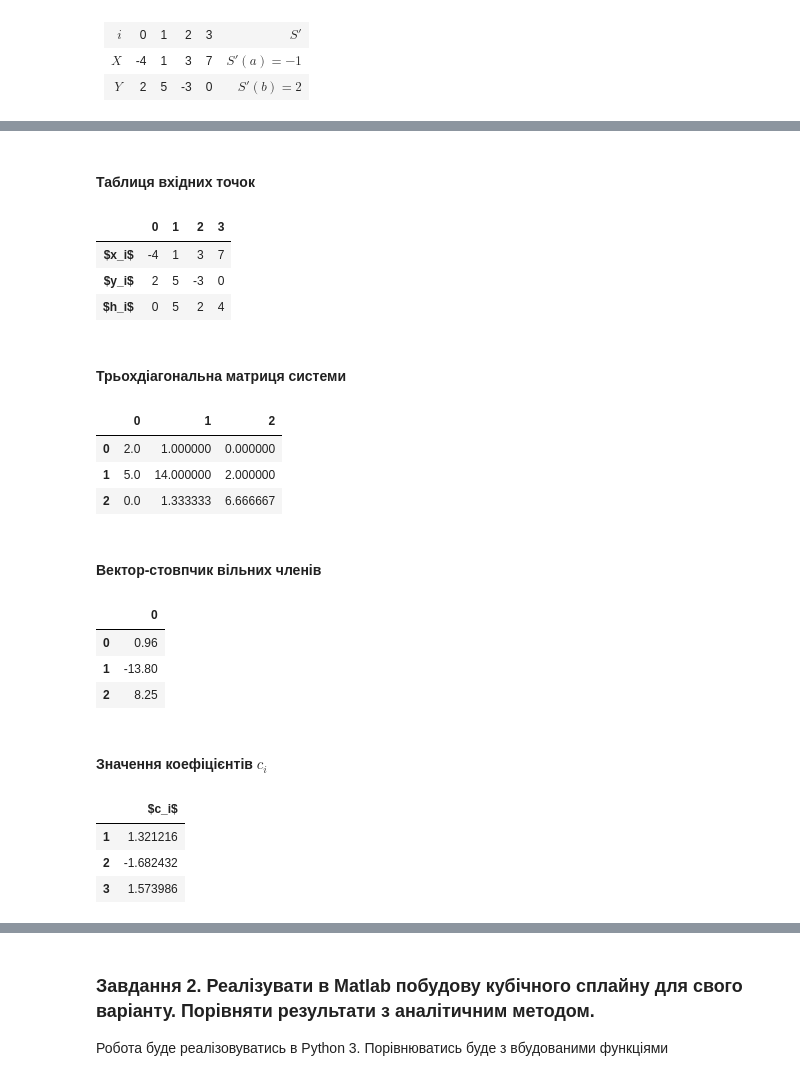
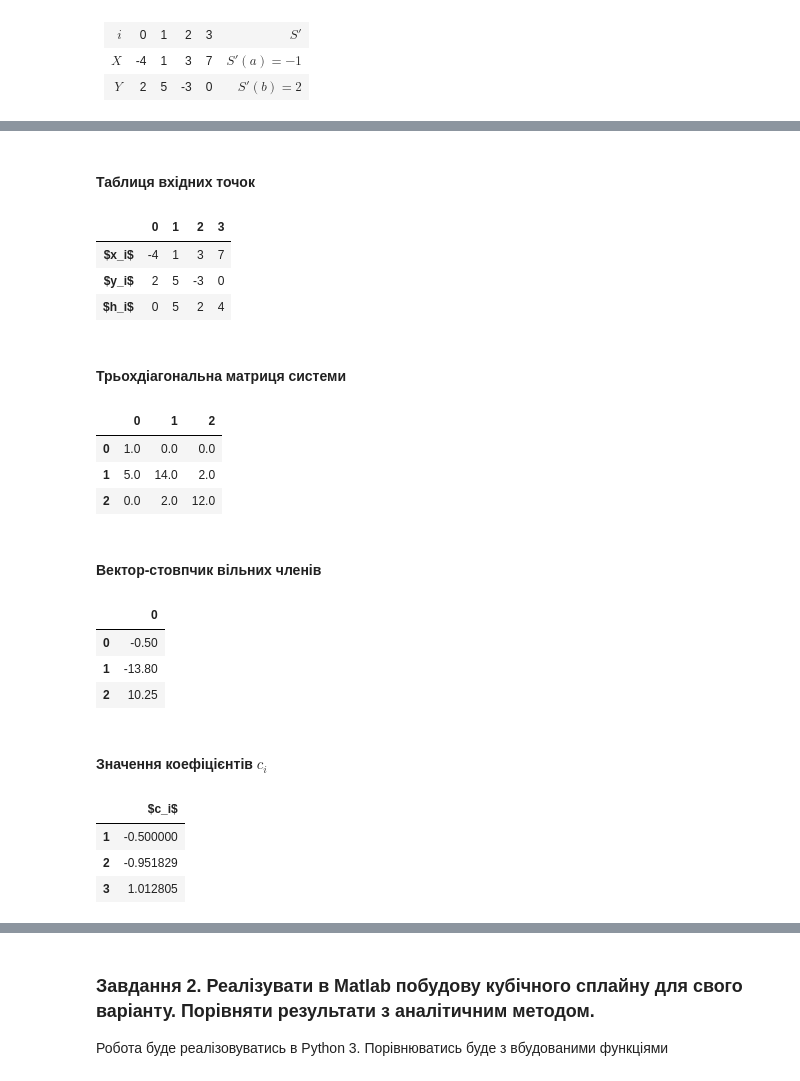
Before and after one commit to moxxiq/numerical-methods-labs, a Jupyter notebook: Lab2.ipynb, the cells around one changed output, grey strips where cells are left out. Drawn from its saved outputs; the diff is of its cells as text; code cells hidden in the pictures.

```diff
--- a/Lab2.ipynb
+++ b/Lab2.ipynb
@@ -107,53 +116,71 @@ display(table.T)
 ###############################################################
 
 # diagonal-based input
+# C_coef_unsolved = diags(
+#     [
+#         np.concatenate((H[:-2], np.array([2/3*H[-2]]) )),
+#         np.concatenate((np.array([2]), (H[1:-1]+H[0:-2])*2, np.array([H[-1]+4/3*H[-2]]) )),
+#         np.concatenate((np.array([1]), H[1:-1]))
+#     ],
+#     [-1, 0, 1],
+#     shape=[len(H)]*2
+# ).toarray()
+
 C_coef_unsolved = diags(
     [
-        np.concatenate((H[:-2], np.array([2/3*H[-2]]) )),
-        np.concatenate((np.array([2]), (H[1:-1]+H[0:-2])*2, np.array([H[-1]+4/3*H[-2]]) )),
-        np.concatenate((np.array([1]), H[1:-1]))
+        np.concatenate((H[:-2], np.array([H[-2]]) )),
+        np.concatenate((np.array([1]), (H[1:-1]+H[0:-2])*2, np.array([2*(H[-1]+H[-2])]) )),
+        np.concatenate((np.array([0]), H[1:-1]))
     ],
     [-1, 0, 1],
     shape=[len(H)]*2
 ).toarray()
+
 # equals b
+# b = np.concatenate((
+#     np.array([ 3*(Y[1]-Y[0])/H[0]**2 - 3/H[0]*Spr_a ]),
+#     3*((Y[2:-1]-Y[1:-2])/H[1:-1] - (Y[1:-2]-Y[0:-3])/H[0:-2]),
+#     np.array([ -Spr_b - 2*((Y[-2] - Y[-3])/H[-2]) + 3*( (Y[-1] - Y[-2])/H[-1] ) ])
+# ))
+
 b = np.concatenate((
-    np.array([ 3*(Y[1]-Y[0])/H[0]**2 - 3/H[0]*Spr_a ]),
+    np.array([ 1/2*Spr_a ]),
     3*((Y[2:-1]-Y[1:-2])/H[1:-1] - (Y[1:-2]-Y[0:-3])/H[0:-2]),
-    np.array([ -Spr_b - 2*((Y[-2] - Y[-3])/H[-2]) + 3*( (Y[-1] - Y[-2])/H[-1] ) ])
+    np.array([ -Spr_b*H[-1]/2 + 3*( (Y[-1] - Y[-2])/H[-1] - (Y[-2] - Y[-3])/H[-2]) ])
 ))
+
 # solve the system of linear equations
 C = np.linalg.solve(C_coef_unsolved, b)
 
 #################################################      DISPLAY
 display(Markdown("#### Трьохдіагональна матриця системи"))
 display(pd.DataFrame(C_coef_unsolved))
 display(Markdown("#### Вектор-стовпчик вільних членів"))
 display(pd.DataFrame(b))
 display(Markdown("#### Значення коефіцієнтів $c_i$"))
 display(pd.DataFrame(C, columns=["$c_i$"], index=np.arange(1,C.size+1)))
 ###############################################################
 # %% [output]
 #### Таблиця вхідних точок
 |  | 0 | 1 | 2 | 3 |
 | $x_i$ | -4 | 1 | 3 | 7 |
 | $y_i$ | 2 | 5 | -3 | 0 |
 | $h_i$ | 0 | 5 | 2 | 4 |
 #### Трьохдіагональна матриця системи
 |  | 0 | 1 | 2 |
-| 0 | 2.0 | 1.000000 | 0.000000 |
-| 1 | 5.0 | 14.000000 | 2.000000 |
-| 2 | 0.0 | 1.333333 | 6.666667 |
+| 0 | 1.0 | 0.0 | 0.0 |
+| 1 | 5.0 | 14.0 | 2.0 |
+| 2 | 0.0 | 2.0 | 12.0 |
 #### Вектор-стовпчик вільних членів
 |  | 0 |
-| 0 | 0.96 |
+| 0 | -0.50 |
 | 1 | -13.80 |
-| 2 | 8.25 |
+| 2 | 10.25 |
 #### Значення коефіцієнтів $c_i$
 |  | $c_i$ |
-| 1 | 1.321216 |
-| 2 | -1.682432 |
-| 3 | 1.573986 |
+| 1 | -0.500000 |
+| 2 | -0.951829 |
+| 3 | 1.012805 |
 # %% [markdown]
 Знаходження решти коефіцієнтів буде відбуватись згідно системи нижче
 $$
```
Also changed, not shown: parts of 4 cells of this notebook.
